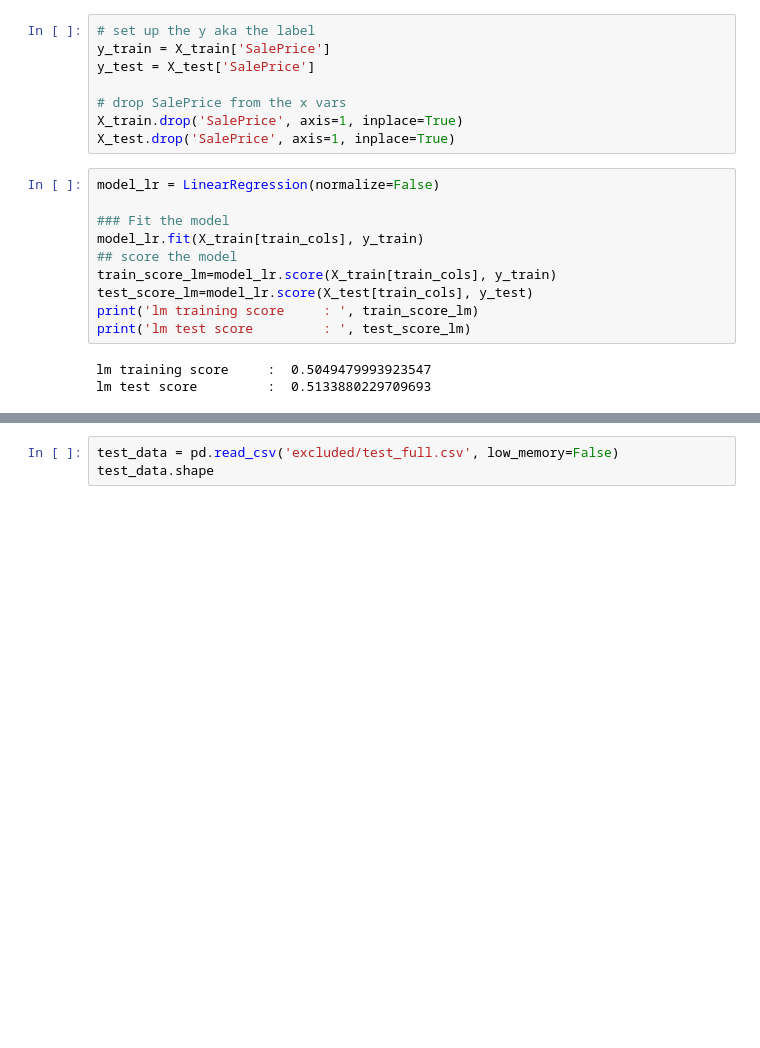
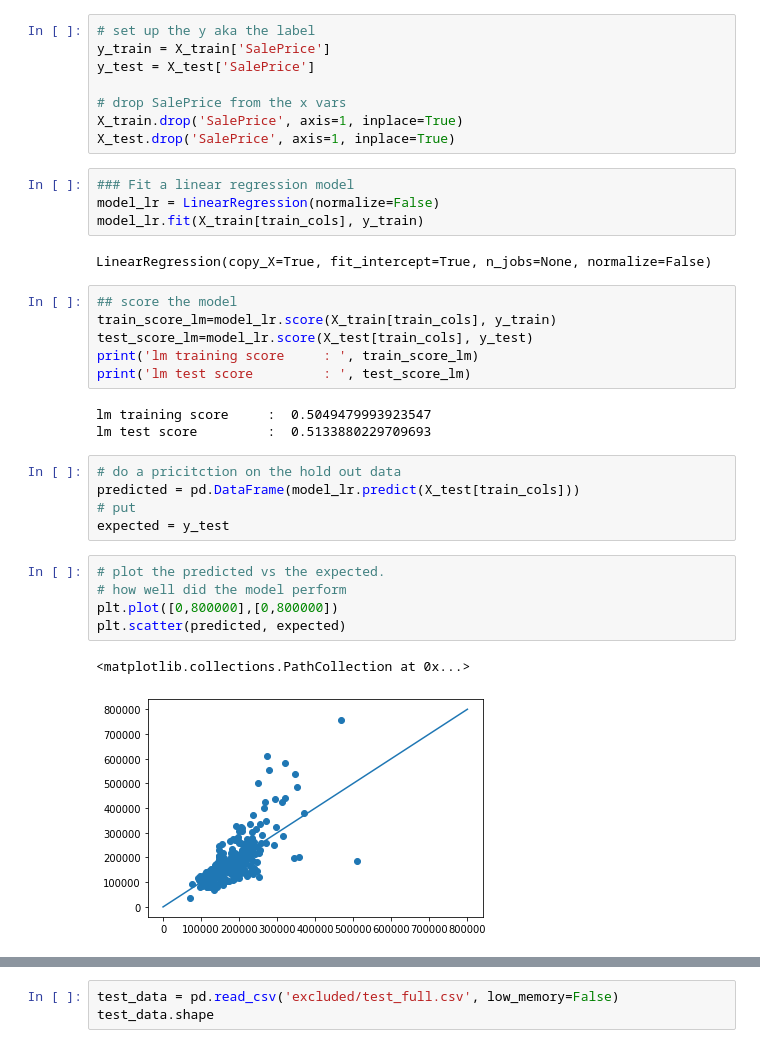
Before and after one commit to philipwalsh/housingprices, a Jupyter notebook: eda-housing-prices-01.ipynb, the cells around one changed output, grey strips where cells are left out. Saved outputs shown, nothing was run; the diff lists cells and outputs as text; blank space fills up the shorter version.

```diff
--- a/eda-housing-prices-01.ipynb
+++ b/eda-housing-prices-01.ipynb
@@ -192,11 +191,13 @@ y_test = X_test['SalePrice']
 # drop SalePrice from the x vars
 X_train.drop('SalePrice', axis=1, inplace=True)
 X_test.drop('SalePrice', axis=1, inplace=True)
+# %%
+### Fit a linear regression model
+model_lr = LinearRegression(normalize=False)
+model_lr.fit(X_train[train_cols], y_train)
+# %% [output]
+LinearRegression(copy_X=True, fit_intercept=True, n_jobs=None, normalize=False)
 # %%
-model_lr = LinearRegression(normalize=False)
-
-### Fit the model
-model_lr.fit(X_train[train_cols], y_train)
 ## score the model
 train_score_lm=model_lr.score(X_train[train_cols], y_train)
 test_score_lm=model_lr.score(X_test[train_cols], y_test)
@@ -205,3 +206,16 @@ print('lm test score         : ', test_score_lm)
 # %% [output]
 lm training score     :  0.5049479993923547
 lm test score         :  0.5133880229709693
+# %%
+# do a pricitction on the hold out data
+predicted = pd.DataFrame(model_lr.predict(X_test[train_cols]))
+# put
+expected = y_test
+# %%
+# plot the predicted vs the expected.
+# how well did the model perform
+plt.plot([0,800000],[0,800000])
+plt.scatter(predicted, expected)
+# %% [output]
+<matplotlib.collections.PathCollection at 0x...>
+[figure, added]
```
Also changed, not shown: parts of 13 cells of this notebook, 1 other file.
